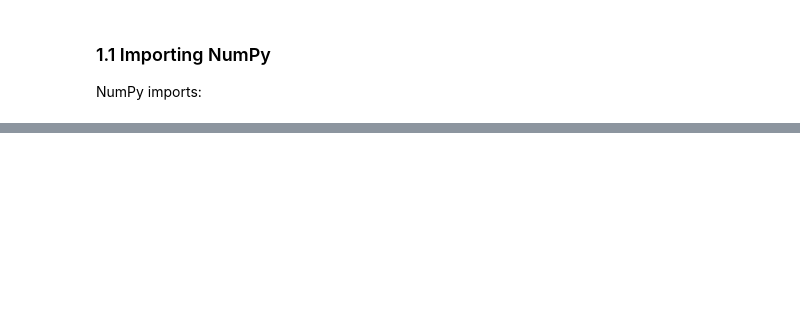
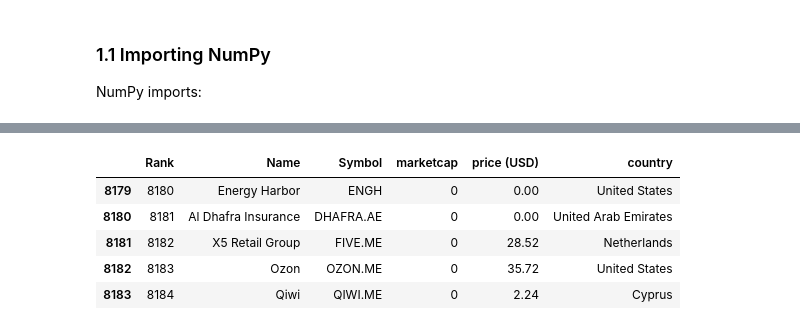
Before and after one commit to gheniabla/intro2ml, a Jupyter notebook: chapters/chapter2.ipynb, the cells around one changed output, grey strips where cells are left out. Drawn from its saved outputs; the diff is of its cells as text; code cells hidden in the pictures; blank space fills up the shorter version.

```diff
--- a/chapters/chapter2.ipynb
+++ b/chapters/chapter2.ipynb
@@ -516,0 +67,9 @@ In this chapter, you've learned how to create NumPy arrays, performs array index
+# %%
+marketcap.tail()
+# %% [output]
+|  | Rank | Name | Symbol | marketcap | price (USD) | country |
+| 8179 | 8180 | Energy Harbor | ENGH | 0 | 0.00 | United States |
+| 8180 | 8181 | Al Dhafra Insurance | DHAFRA.AE | 0 | 0.00 | United Arab Emirates |
+| 8181 | 8182 | X5 Retail Group | FIVE.ME | 0 | 28.52 | Netherlands |
+| 8182 | 8183 | Ozon | OZON.ME | 0 | 35.72 | United States |
+| 8183 | 8184 | Qiwi | QIWI.ME | 0 | 2.24 | Cyprus |
```
Also changed, not shown: parts of 74 cells of this notebook.
